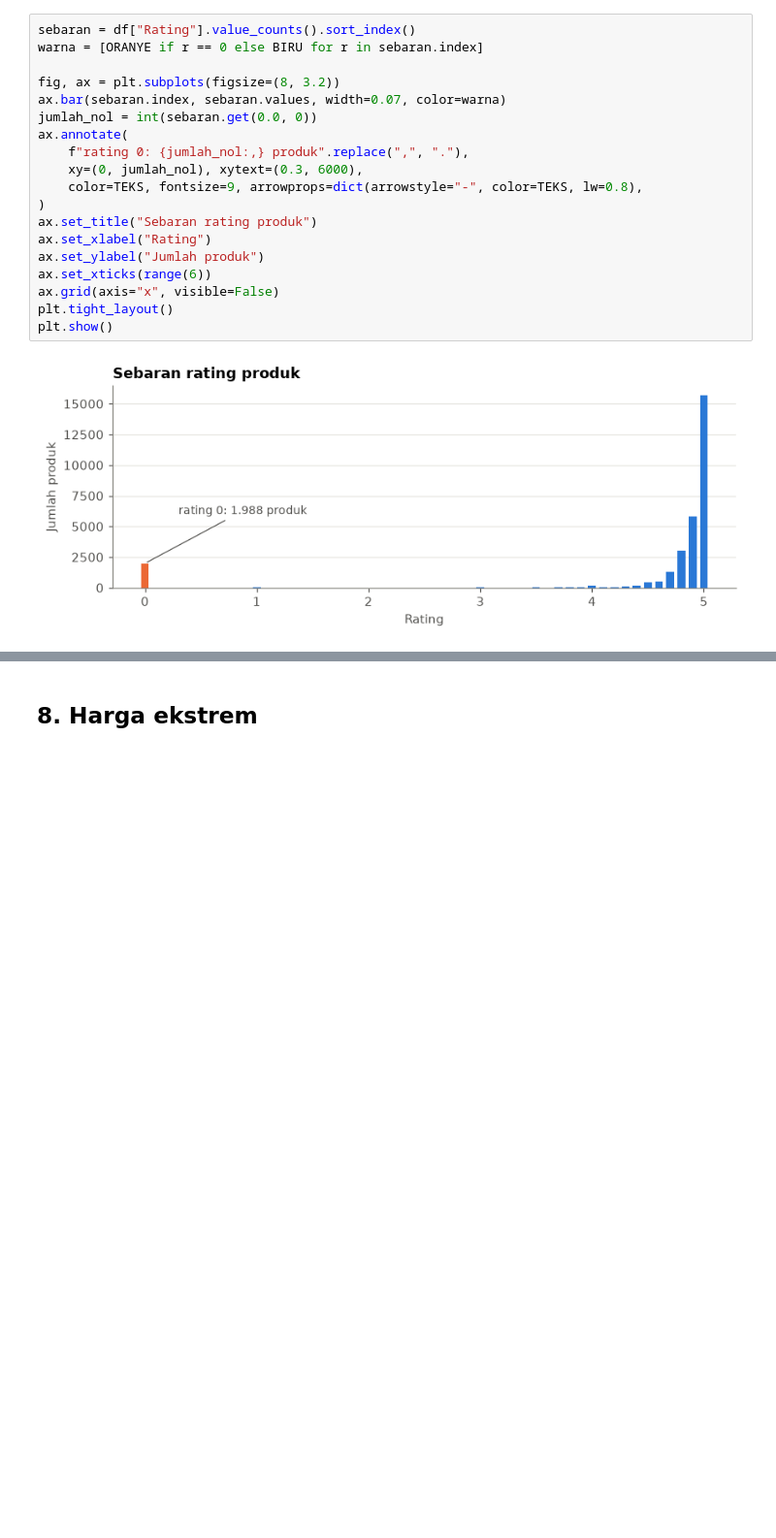
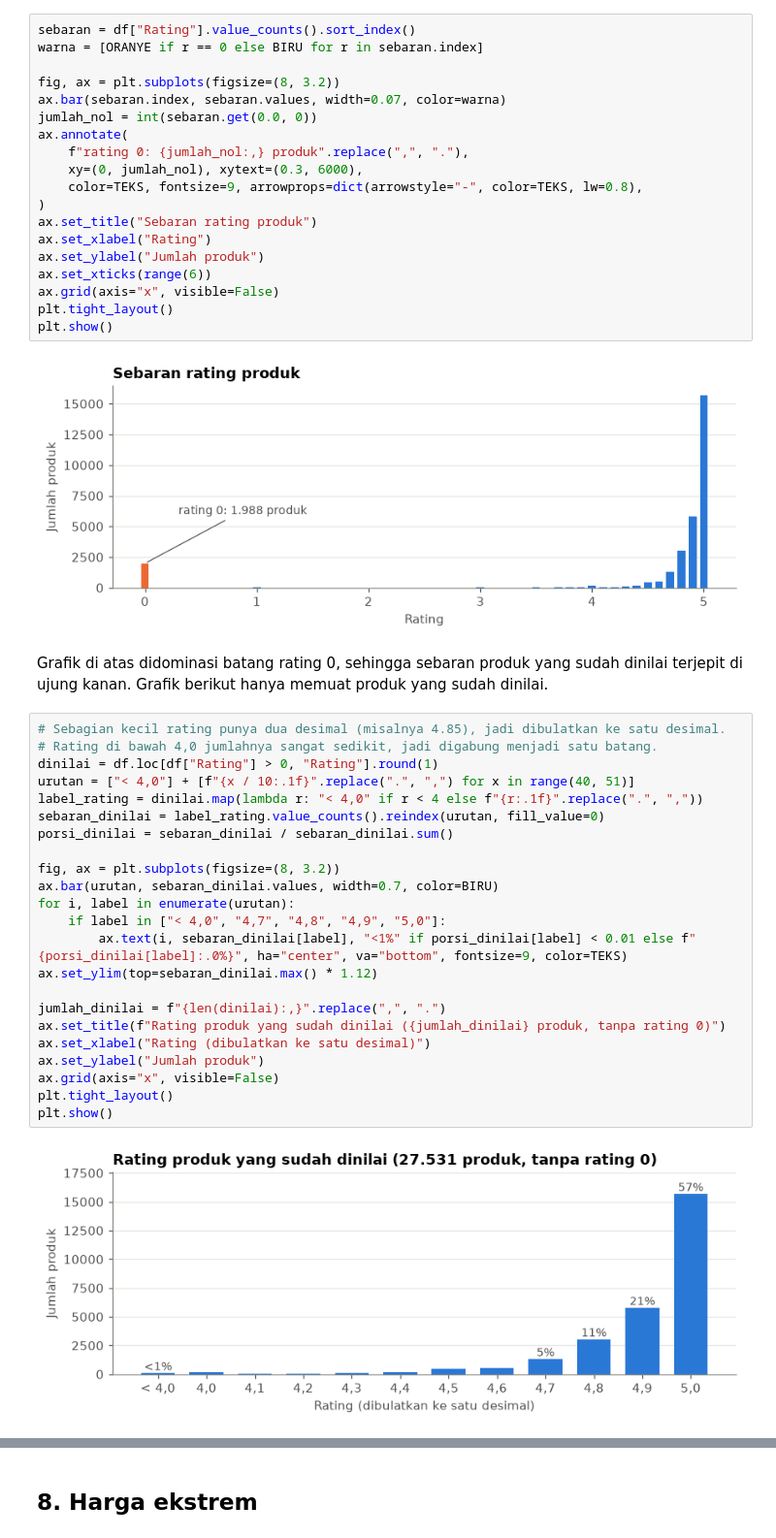
Before and after one commit to vinsonns24-lgtm/Tokopedia-Market-Dashboard, a Jupyter notebook: Notebooks/01_eksplorasi_produk.ipynb, the cells around one changed output, grey strips where cells are left out. Shown at 97% size. Drawn from its saved outputs; the diff is of its cells as text; blank space fills up the shorter version.

```diff
--- a/Notebooks/01_eksplorasi_produk.ipynb
+++ b/Notebooks/01_eksplorasi_produk.ipynb
@@ -365,6 +399,33 @@ plt.tight_layout()
 plt.show()
 # %% [output]
 [figure]
+# %% [markdown]
+Grafik di atas didominasi batang rating 0, sehingga sebaran produk yang sudah dinilai terjepit di ujung kanan. Grafik berikut hanya memuat produk yang sudah dinilai.
+# %%
+# Sebagian kecil rating punya dua desimal (misalnya 4.85), jadi dibulatkan ke satu desimal.
+# Rating di bawah 4,0 jumlahnya sangat sedikit, jadi digabung menjadi satu batang.
+dinilai = df.loc[df["Rating"] > 0, "Rating"].round(1)
+urutan = ["< 4,0"] + [f"{x / 10:.1f}".replace(".", ",") for x in range(40, 51)]
+label_rating = dinilai.map(lambda r: "< 4,0" if r < 4 else f"{r:.1f}".replace(".", ","))
+sebaran_dinilai = label_rating.value_counts().reindex(urutan, fill_value=0)
+porsi_dinilai = sebaran_dinilai / sebaran_dinilai.sum()
+
+fig, ax = plt.subplots(figsize=(8, 3.2))
+ax.bar(urutan, sebaran_dinilai.values, width=0.7, color=BIRU)
+for i, label in enumerate(urutan):
+    if label in ["< 4,0", "4,7", "4,8", "4,9", "5,0"]:
+        ax.text(i, sebaran_dinilai[label], "<1%" if porsi_dinilai[label] < 0.01 else f"{porsi_dinilai[label]:.0%}", ha="center", va="bottom", fontsize=9, color=TEKS)
+ax.set_ylim(top=sebaran_dinilai.max() * 1.12)
+
+jumlah_dinilai = f"{len(dinilai):,}".replace(",", ".")
+ax.set_title(f"Rating produk yang sudah dinilai ({jumlah_dinilai} produk, tanpa rating 0)")
+ax.set_xlabel("Rating (dibulatkan ke satu desimal)")
+ax.set_ylabel("Jumlah produk")
+ax.grid(axis="x", visible=False)
+plt.tight_layout()
+plt.show()
+# %% [output]
+[figure, added]
 # %% [markdown]
 Catatan:
 
```
Also changed, not shown: parts of 5 cells of this notebook, 14 other files.
